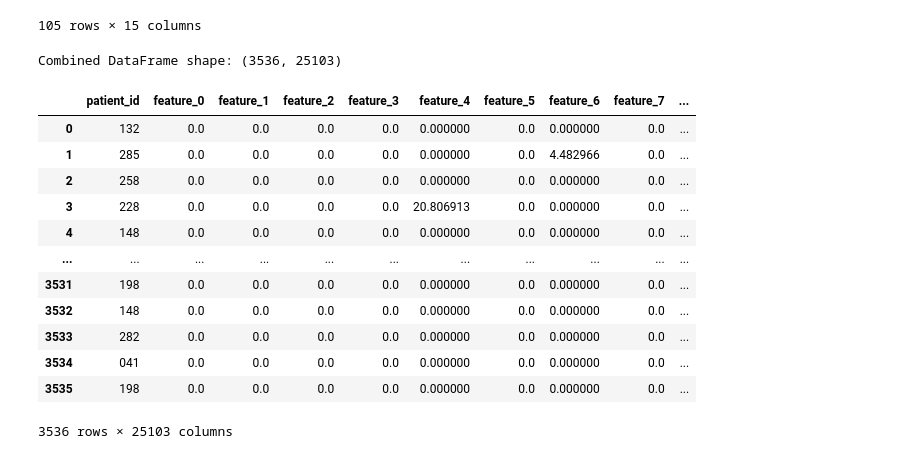
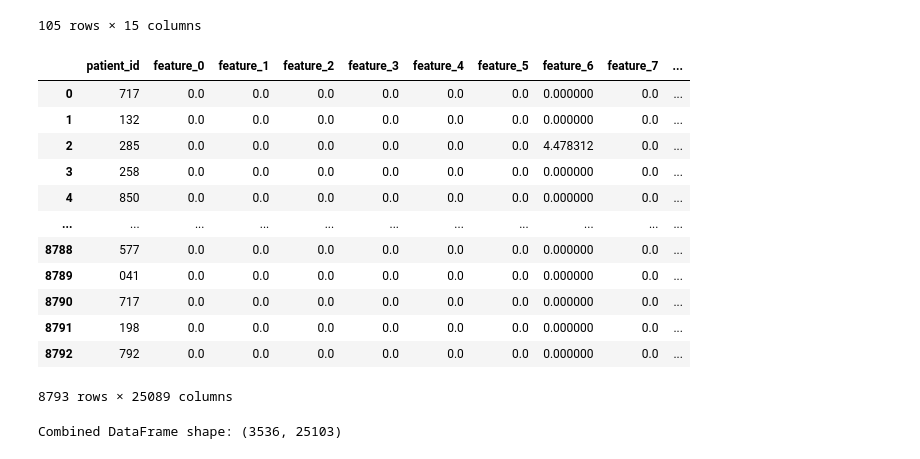
Before and after one commit to MeevEnayet/sparkMLproject, a Jupyter notebook: modelTraining_wo_spark.ipynb, the cells around one changed output. Drawn from its saved outputs; the diff is of its cells as text; code cells hidden in the pictures.

```diff
--- a/modelTraining_wo_spark.ipynb
+++ b/modelTraining_wo_spark.ipynb
@@ -14,8 +15,8 @@ import matplotlib.pyplot as plt
 import numpy as np
 import time
 # %%
-clinical_data_path = '/Users/mohammad.enayet/Documents/Personal/Duke-Dataset/Clinical_and_Other_Features11.xlsx'
-features_path = '/Users/mohammad.enayet/Documents/Personal/Duke-Dataset/features_extracted.pkl.gz'
+clinical_data_path = '/Users/mohammad.enayet/Documents/Personal/Duke-Dataset/Clinical_and_Other_Features_final_final.xlsx'
+features_path = '/Users/mohammad.enayet/Documents/Personal/Duke-Dataset/features_extracted_VGG16.pkl.gz'
 # %%
 clinical_data = pd.read_excel(clinical_data_path)
 
@@ -59,3 +60,19 @@ features_data = {
 
 # Create a DataFrame for the features
 features_df = pd.DataFrame(features_data)
+# %%
+features_df
+# %% [output]
+|  | patient_id | feature_0 | feature_1 | feature_2 | feature_3 | feature_4 | feature_5 | feature_6 | feature_7 | ... |
+| 0 | 717 | 0.0 | 0.0 | 0.0 | 0.0 | 0.0 | 0.0 | 0.000000 | 0.0 | ... |
+| 1 | 132 | 0.0 | 0.0 | 0.0 | 0.0 | 0.0 | 0.0 | 0.000000 | 0.0 | ... |
+| 2 | 285 | 0.0 | 0.0 | 0.0 | 0.0 | 0.0 | 0.0 | 4.478312 | 0.0 | ... |
+| 3 | 258 | 0.0 | 0.0 | 0.0 | 0.0 | 0.0 | 0.0 | 0.000000 | 0.0 | ... |
+| 4 | 850 | 0.0 | 0.0 | 0.0 | 0.0 | 0.0 | 0.0 | 0.000000 | 0.0 | ... |
+| ... | ... | ... | ... | ... | ... | ... | ... | ... | ... | ... |
+| 8788 | 577 | 0.0 | 0.0 | 0.0 | 0.0 | 0.0 | 0.0 | 0.000000 | 0.0 | ... |
+| 8789 | 041 | 0.0 | 0.0 | 0.0 | 0.0 | 0.0 | 0.0 | 0.000000 | 0.0 | ... |
+| 8790 | 717 | 0.0 | 0.0 | 0.0 | 0.0 | 0.0 | 0.0 | 0.000000 | 0.0 | ... |
+| 8791 | 198 | 0.0 | 0.0 | 0.0 | 0.0 | 0.0 | 0.0 | 0.000000 | 0.0 | ... |
+| 8792 | 792 | 0.0 | 0.0 | 0.0 | 0.0 | 0.0 | 0.0 | 0.000000 | 0.0 | ... |
+8793 rows × 25089 columns
@@ -75,19 +234,3 @@ combined_df = features_df.merge(clinical_data, on='patient_id', how='left')
 print(f"Combined DataFrame shape: {combined_df.shape}")
 # %% [output]
 Combined DataFrame shape: (3536, 25103)
-# %%
-combined_df
-# %% [output]
-|  | patient_id | feature_0 | feature_1 | feature_2 | feature_3 | feature_4 | feature_5 | feature_6 | feature_7 | ... |
-| 0 | 132 | 0.0 | 0.0 | 0.0 | 0.0 | 0.000000 | 0.0 | 0.000000 | 0.0 | ... |
-| 1 | 285 | 0.0 | 0.0 | 0.0 | 0.0 | 0.000000 | 0.0 | 4.482966 | 0.0 | ... |
-| 2 | 258 | 0.0 | 0.0 | 0.0 | 0.0 | 0.000000 | 0.0 | 0.000000 | 0.0 | ... |
-| 3 | 228 | 0.0 | 0.0 | 0.0 | 0.0 | 20.806913 | 0.0 | 0.000000 | 0.0 | ... |
-| 4 | 148 | 0.0 | 0.0 | 0.0 | 0.0 | 0.000000 | 0.0 | 0.000000 | 0.0 | ... |
-| ... | ... | ... | ... | ... | ... | ... | ... | ... | ... | ... |
-| 3531 | 198 | 0.0 | 0.0 | 0.0 | 0.0 | 0.000000 | 0.0 | 0.000000 | 0.0 | ... |
-| 3532 | 148 | 0.0 | 0.0 | 0.0 | 0.0 | 0.000000 | 0.0 | 0.000000 | 0.0 | ... |
-| 3533 | 282 | 0.0 | 0.0 | 0.0 | 0.0 | 0.000000 | 0.0 | 0.000000 | 0.0 | ... |
-| 3534 | 041 | 0.0 | 0.0 | 0.0 | 0.0 | 0.000000 | 0.0 | 0.000000 | 0.0 | ... |
-| 3535 | 198 | 0.0 | 0.0 | 0.0 | 0.0 | 0.000000 | 0.0 | 0.000000 | 0.0 | ... |
-3536 rows × 25103 columns
```
Also changed, not shown: parts of 6 cells of this notebook.
